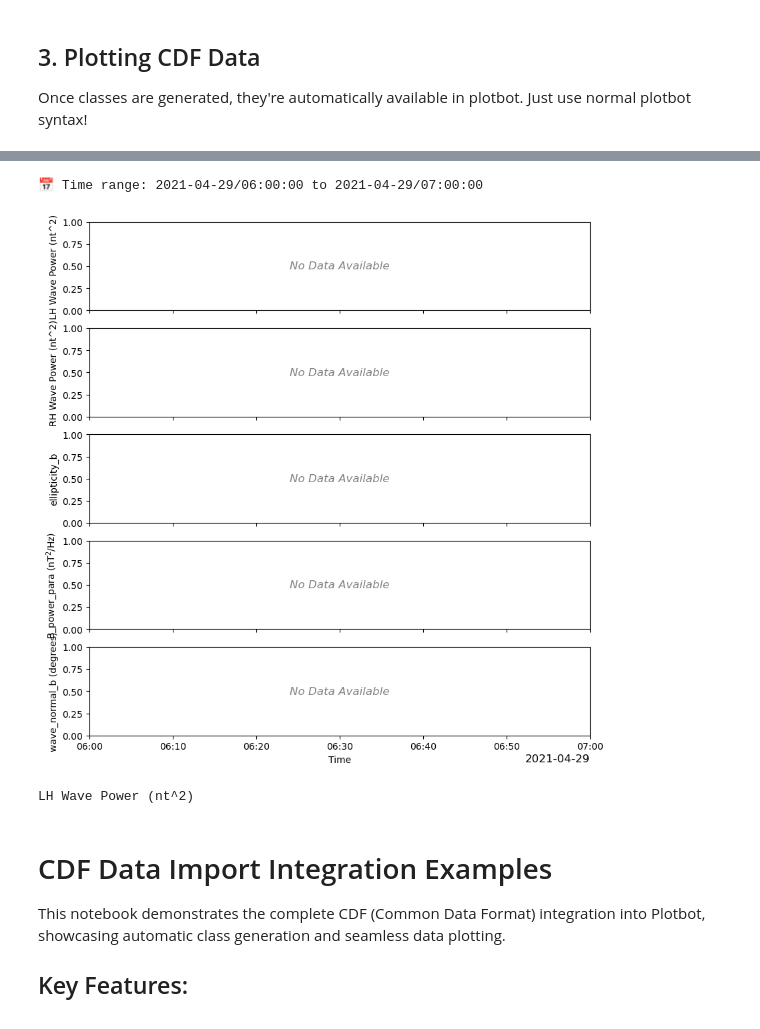
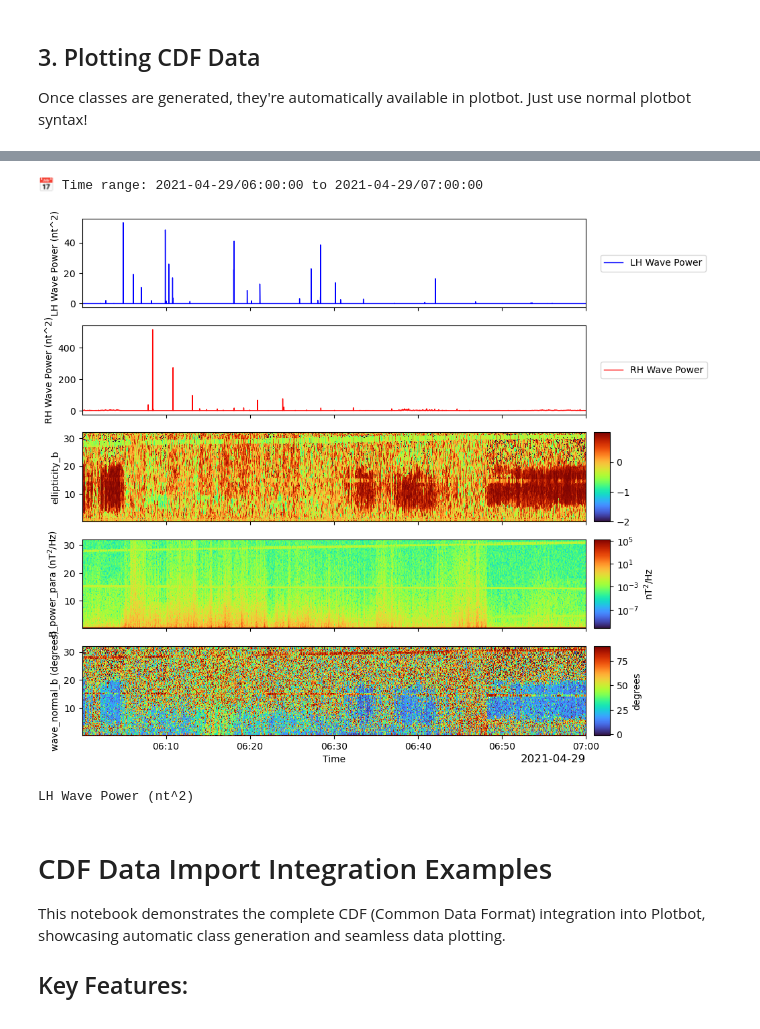
Before and after one commit to Sonified/Plotbot, a Jupyter notebook: example_notebooks/plotbot_cdf_import_examples.ipynb, the cells around one changed output, grey strips where cells are left out. Saved outputs shown, nothing was run; the diff lists cells and outputs as text; code cells hidden in the pictures.

```diff
--- a/example_notebooks/plotbot_cdf_import_examples.ipynb
+++ b/example_notebooks/plotbot_cdf_import_examples.ipynb
@@ -39,11 +40,23 @@ CDF files should be stored in the `data/cdf_files/` directory of your Plotbot pr
 # Step 1: Define CDF file paths (CORRECT location in data/cdf_files!)
 print("🔧 CDF Integration VERSION 1 - Complete Workflow Test\n")
 
-# Use the CORRECT file paths - CDF files are in data/cdf_files/
-cdf_dir = Path("data/cdf_files")
+# Robust path handling: Navigate from notebook directory to plotbot root
+
+# Get current working directory and navigate to plotbot root
+# When running from example_notebooks/, we need to go up one level
+current_dir = Path.cwd()
+if current_dir.name == "example_notebooks":
+    plotbot_root = current_dir.parent
+else:
+    plotbot_root = current_dir
+
+cdf_dir = plotbot_root / "data" / "cdf_files"
 spectral_file = cdf_dir / "PSP_WaveAnalysis_2021-04-29_0600_v1.2.cdf"
 timeseries_file = cdf_dir / "PSP_wavePower_2021-04-29_v1.3.cdf"
 
+print(f"📁 Current directory: {current_dir}")
+print(f"📁 Plotbot root: {plotbot_root}")
+print(f"📁 CDF directory: {cdf_dir}")
 print(f"📁 Spectral file: {spectral_file}")
 print(f"📁 Timeseries file: {timeseries_file}")
 
@@ -59,6 +72,13 @@ if spectral_exists and timeseries_exists:
     print("✅ All CDF files found - ready for class generation...")
 else:
     print("❌ Cannot proceed - some CDF files missing")
+    print(f"\n🔍 Debug: Looking in {cdf_dir}")
+    if cdf_dir.exists():
+        print(f"   CDF directory exists, contains:")
+        for f in sorted(cdf_dir.iterdir())[:10]:  # Show first 10 files
+            print(f"   - {f.name}")
+    else:
+        print(f"   ❌ CDF directory doesn't exist!")
 # %% [output]
 🔧 CDF Integration VERSION 1 - Complete Workflow Test
 
@@ -133,29 +146,29 @@ plotbot(trange, mag_rtn_4sa.br, 1)
 # %%
 trange = ['2021-04-29/06:00:00', '2021-04-29/07:00:00']
 print(f"📅 Time range: {trange[0]} to {trange[1]}")
 
 psp_waves_timeseries.wavePower_LH.legend_label = "LH Wave Power"
 psp_waves_timeseries.wavePower_RH.legend_label = "RH Wave Power"
 
 psp_waves_timeseries.wavePower_LH.color = "blue"
 psp_waves_timeseries.wavePower_RH.color = "red"
 
 psp_waves_timeseries.wavePower_LH.y_label = "LH Wave Power (nt^2)"
 psp_waves_timeseries.wavePower_RH.y_label = "RH Wave Power (nt^2)"
 
 # psp_waves_timeseries.wavePower_LH.plot_options.y_label = "Wave Power LH (nt^2)"
 # psp_waves_timeseries.wavePower_RH.y_label = "Wave Power RH (nt^2)"
 
-plotbot(trange, psp_waves_timeseries.wavePoer_LH, 1,      # Time series LH
+plotbot(trange, psp_waves_timeseries.wavePower_LH, 1,      # Time series LH
                 psp_waves_timeseries.wavePower_RH, 2,      # Time series RH
                 psp_waves_spectral.ellipticity_b, 3,       # Spectral ellipticity
                 psp_waves_spectral.B_power_para, 4,        # Spectral B power
                 psp_waves_spectral.wave_normal_b, 5)
 
 print(psp_waves_timeseries.wavePower_LH.y_label)
 # %% [output]
 📅 Time range: 2021-04-29/06:00:00 to 2021-04-29/07:00:00
-[figure, old version]
+[figure, new version]
 LH Wave Power (nt^2)
 # %% [markdown]
 # CDF Data Import Integration Examples
```
Also changed, not shown: parts of 16 cells of this notebook, 8 other files.
